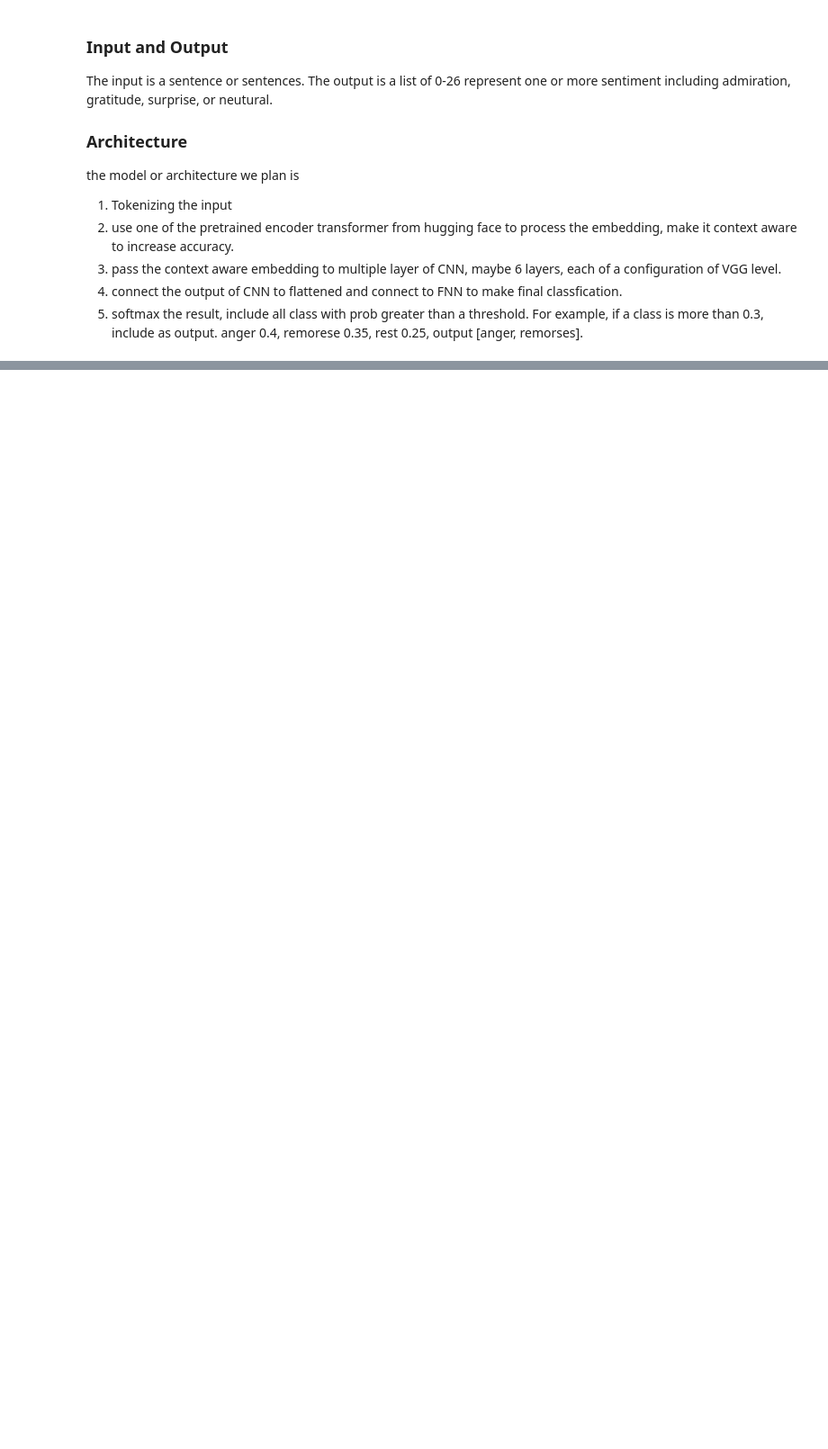
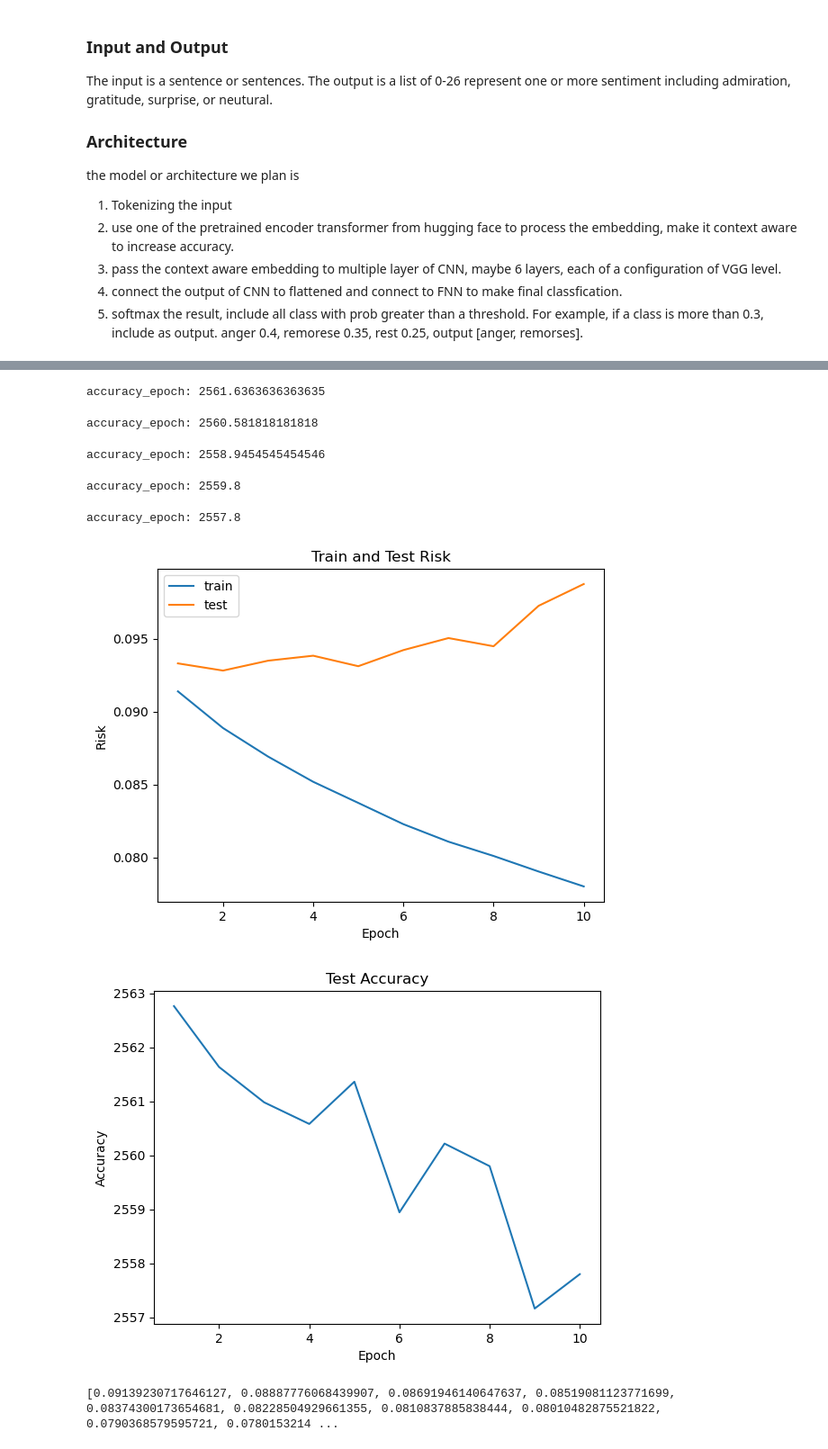
Before and after one commit to ZixiQu/SentiMind, a Jupyter notebook: source/SentiMind.ipynb, the cells around one changed output, grey strips where cells are left out. Shown at 90% size. Saved outputs shown, nothing was run; the diff lists cells and outputs as text; code cells hidden in the pictures; blank space fills up the shorter version.

Commit message:
Zixi: implement basic framework, including main architecture, dataset organization, and train() test().

```diff
--- a/source/SentiMind.ipynb
+++ b/source/SentiMind.ipynb
@@ -138,7 +119,7 @@ class CNN_Model(torch.nn.Module):
         self.conv1 = torch.nn.Conv2d(1, channel_size1, kernal_size1, bias=False)
         self.conv2 = torch.nn.Conv2d(1, channel_size2, kernal_size2, bias=False)
 
-        self.output_model = torch.nn.Linear(channel_size1 + channel_size2 , 26)
+        self.output_model = torch.nn.Linear(channel_size1 + channel_size2 , 27)
 
 
     def forward(self, embedded_text):
@@ -179,0 +204,40 @@ tensor([[0.0289, 0.0212, 0.0436, 0.0337, 0.0380, 0.0396, 0.0384, 0.0260, 0.0361,
+# %%
+class GoEmotionsDataset(Dataset):
+    def __init__(self, hf_dataset):
+        self.dataset = hf_dataset
+
+    def __len__(self):
+        return len(self.dataset)
+
+    def __getitem__(self, idx):
+        item = self.dataset[idx]
+        text = item['text']
+        labels = item['labels']
+        return text, labels
+
+
+# We need to process the lables because label could be different size, ie, some has label [Anger], some have label [Sadness, Nervousness]
+# Solution: convert all labels to one-hot.
+def my_collate_fn(batch):
+    texts, labels = zip(*batch)
+    # Initialize a tensor for multi-hot encoding
+    multi_hot_labels = torch.zeros((len(labels), 27), dtype=torch.float32)
+    for i, label_list in enumerate(labels):
+        for label in label_list:
+            multi_hot_labels[i, label - 1] = 1.0
+    return list(texts), multi_hot_labels
+
+
+train_dataset = GoEmotionsDataset(ds['train'])
+val_dataset = GoEmotionsDataset(ds['validation'])
+test_dataset = GoEmotionsDataset(ds['test'])
+
+train_dataloader = DataLoader(train_dataset, batch_size=4, shuffle=True, collate_fn=my_collate_fn)
+# val_dataloader = DataLoader(val_dataset, batch_size=4, shuffle=True, collate_fn=my_collate_fn)
+# test_dataloader = DataLoader(test_dataset, batch_size=4, shuffle=True, collate_fn=my_collate_fn)
+# %%
+print(len(train_dataloader))
+for each in train_dataloader:
+    texts, labels = each
+    print(context_aware_embed(texts).shape)
+    break
@@ -179,0 +406,12 @@ tensor([[0.0289, 0.0212, 0.0436, 0.0337, 0.0380, 0.0396, 0.0384, 0.0260, 0.0361,
+# %%
+# CNN = CNN_Model(embedding_size)
+train(CNN, train_dataset, 10, 0.001, 16, device)
+# %% [output]
+accuracy_epoch: 2561.6363636363635
+accuracy_epoch: 2560.581818181818
+accuracy_epoch: 2558.9454545454546
+accuracy_epoch: 2559.8
+accuracy_epoch: 2557.8
+[figure, added]
+[figure, added]
+[0.09139230717646127, 0.08887776068439907, 0.08691946140647637, 0.08519081123771699, 0.08374300173654681, 0.08228504929661355, 0.0810837885838444, 0.08010482875521822, 0.0790368579595721, 0.0780153214 ...
```
Also changed, not shown: parts of 21 cells of this notebook.
